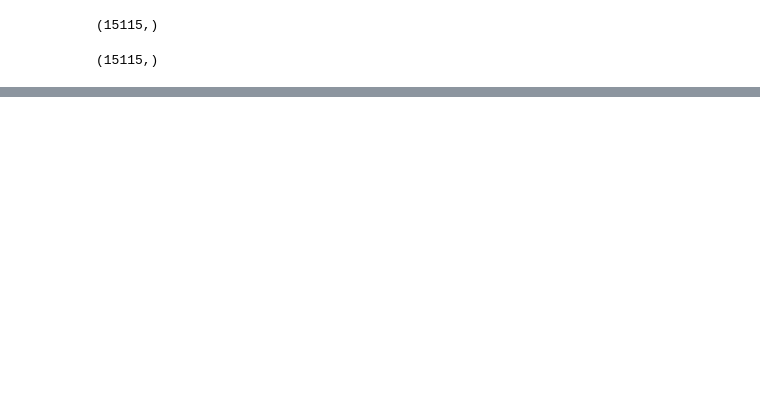
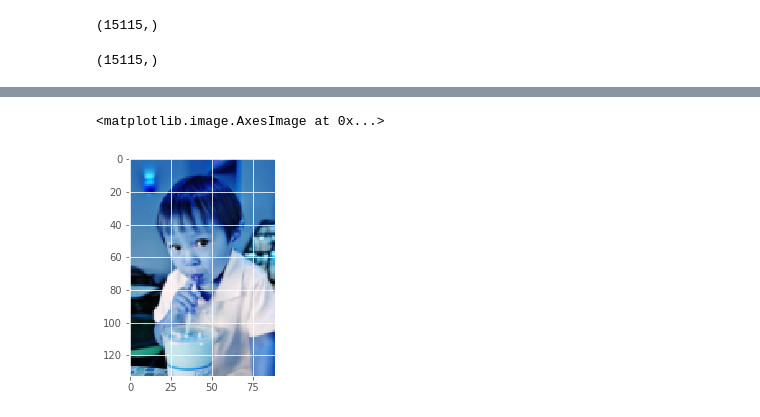
Before and after one commit to yuchild/image_help_from_yelp, a Jupyter notebook: photos_eda.ipynb, the cells around one changed output, grey strips where cells are left out. Drawn from its saved outputs; the diff is of its cells as text; code cells hidden in the pictures; blank space fills up the shorter version.

```diff
--- a/photos_eda.ipynb
+++ b/photos_eda.ipynb
@@ -157,0 +167,10 @@ plt.title(y[1115]);
+# %%
+img_test = X[123]
+# scale down the image to one third
+img_test = rescale(img_test , 1/3, mode='reflect')
+# calculate the hog and return a visual representation.
+# %%
+plt.imshow(img_test)
+# %% [output]
+<matplotlib.image.AxesImage at 0x...>
+[figure, added]
```
Also changed, not shown: parts of 10 cells of this notebook, 22 other files.
